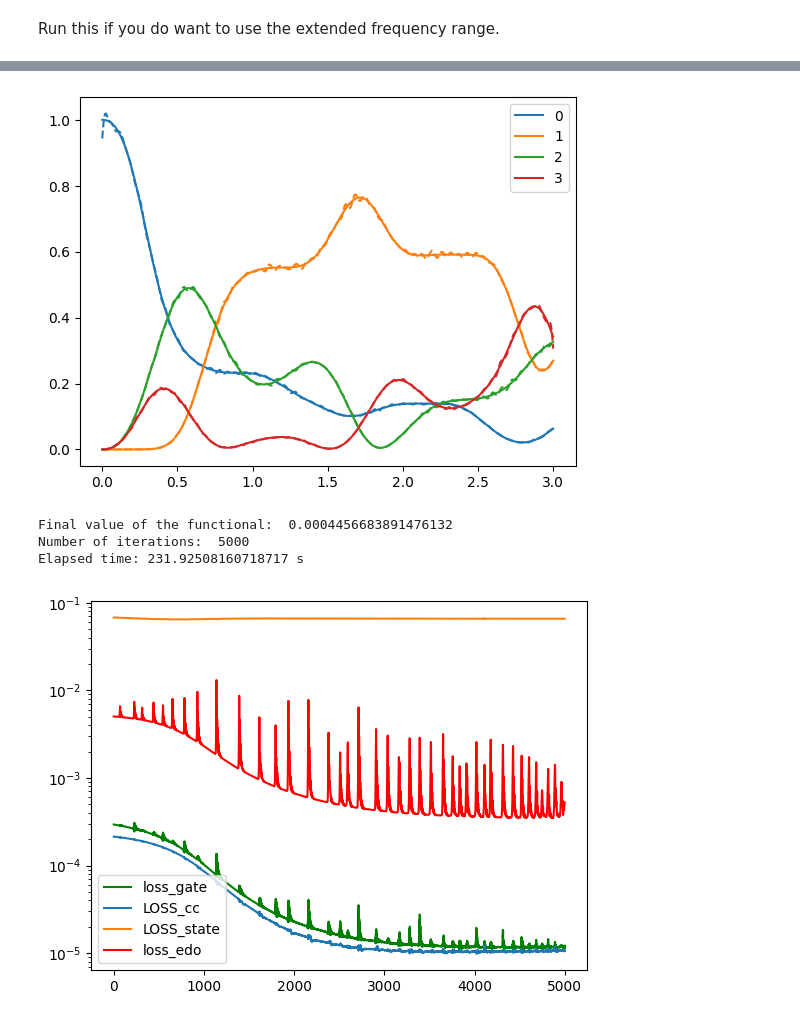
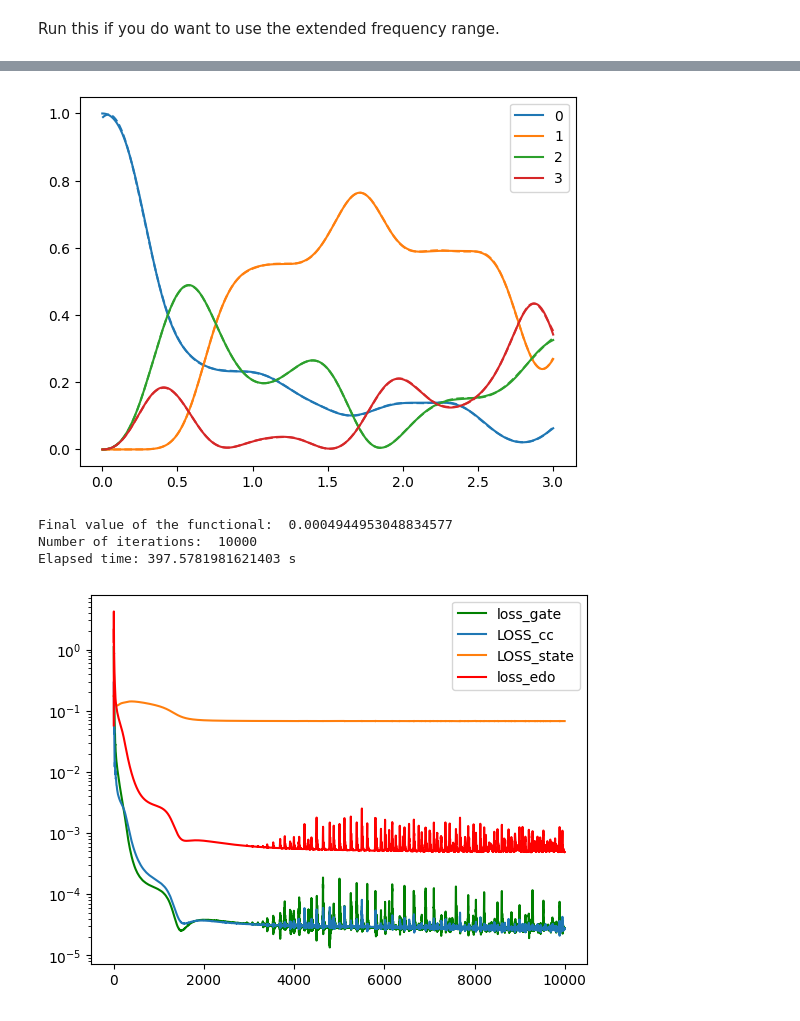
Before and after one commit to martinjimenez388/my-first-proyect, a Jupyter notebook: Examples/PINN_control_4levels_pre_trained.ipynb, the cells around one changed output, grey strips where cells are left out. Drawn from its saved outputs; the diff is of its cells as text; code cells hidden in the pictures.

```diff
--- a/Examples/PINN_control_4levels_pre_trained.ipynb
+++ b/Examples/PINN_control_4levels_pre_trained.ipynb
@@ -83,12 +83,16 @@ class FourierFeatures(nn.Module):
     def __init__(self, m, sigma=10.0, trainable=False):
         super().__init__()
         B = tc.randn(m, 1) * sigma
+        #B = tc.empty(m, 1)
+        #B.exponential_(lambd=sigma)
         self.B = nn.Parameter(B, requires_grad=trainable)
 
     def forward(self, t):
         if t.dim() == 1:
             t = t[:, None]
-        x = 2 * np.pi * t @ self.B.T
+        #x = 2 * np.pi * t @ self.B.T
+        x = 2 * np.pi * t @ self.B.reshape(1, -1)
+
         return tc.cat([tc.sin(x), tc.cos(x)], dim=-1)
 
 class Rede(nn.Module):
@@ -151,7 +155,7 @@ X_vector = Rede(
     creat_p=True,
     N_of_paramater=0,
     use_fourier=True,
-    n_freq=10,
+    n_freq=20,
     sigma=4.0,
     trainable=False
 )
@@ -320,7 +324,7 @@ plt.plot(t_points,im[:, 3, 0]**2+re[:, 3, 0]**2, 'tab:red', label="3")
 plt.legend()
 plt.show()
 # %% [output]
-[figure, old version]
+[figure, new version]
 # %%
 #Make the calculation of all the loss functions compilable
 @tc.jit.script
@@ -391,7 +395,8 @@ def calculate_all_losses(s0: tc.Tensor, s1: tc.Tensor, derivs: tc.Tensor, v0: tc
 
     return loss_edo, loss_data, loss_gate, loss_state
 # %%
-epocas  = 5000
+epocas  = 10000
+q = 0.2#Leakage penalization
 sqrt12=1.0/tc.sqrt(tc.tensor(2.0))
 LOSS    = []
 LOSS1   = []
@@ -461,40 +466,40 @@ for _ in tqdm(range(epocas)):
     #Loss_freq += ((tc.autograd.grad(Os, time, grad_outputs=tc.ones_like(Op), create_graph=True)[0])**2).mean()
 
     ####### Loss total #######
-    loss_i = LOSS_edo + LOSS_cc + Loss_gate + 0.2*Loss_state# + 0.05*((((Op[1:]-Op[:-1])/time[1])**2).mean() + (((Os[1:]-Os[:-1])/time[1])**2).mean())#((Op**2).mean() + (Os**2).mean())
+    loss_i = LOSS_edo + LOSS_cc + Loss_gate + q*Loss_state# + 0.05*((((Op[1:]-Op[:-1])/time[1])**2).mean() + (((Os[1:]-Os[:-1])/time[1])**2).mean())#((Op**2).mean() + (Os**2).mean())
 
     ####### Backpropagation #######
     opt.zero_grad()
     loss_i.backward()
     opt.step()
     err = LOSS_edo.cpu().detach().numpy()#loss_i.cpu().detach().numpy()
     avrerr[k%navr] = err
     err = avrerr.mean()
     k += 1
     LOSS1.append(LOSS_edo.cpu().detach().numpy())
     LOSS2.append(LOSS_cc.cpu().detach().numpy())
     LOSS3.append(Loss_state.cpu().detach().numpy())
     LOSS.append(Loss_gate.cpu().detach().numpy())
 
 t_end = tm.perf_counter()
 tempo_total = t_end - t_start
 
 print("Final value of the functional: ", err)
 print("Number of iterations: ", k)
 print(f"Elapsed time: {tempo_total} s")
 
 plt.plot(LOSS,"g",label="loss_gate")
 plt.plot(LOSS2,label="LOSS_cc")
 plt.plot(LOSS3,label="LOSS_state")
 plt.plot(LOSS1,'r-',label="loss_edo")
 plt.yscale("log")
 plt.legend()
 plt.show()
 # %% [output]
-Final value of the functional:  0.0004456683891476132
-Number of iterations:  5000
-Elapsed time: 231.92508160718717 s
+Final value of the functional:  0.0004944953048834577
+Number of iterations:  10000
+Elapsed time: 397.5781981621403 s
-[figure, old version]
+[figure, new version]
 # %%
 t_points =  np.linspace(0,tfinal, N)
 X_  = X_vector(time).detach().numpy()
```
Also changed, not shown: parts of 5 cells of this notebook, 1 other file.
